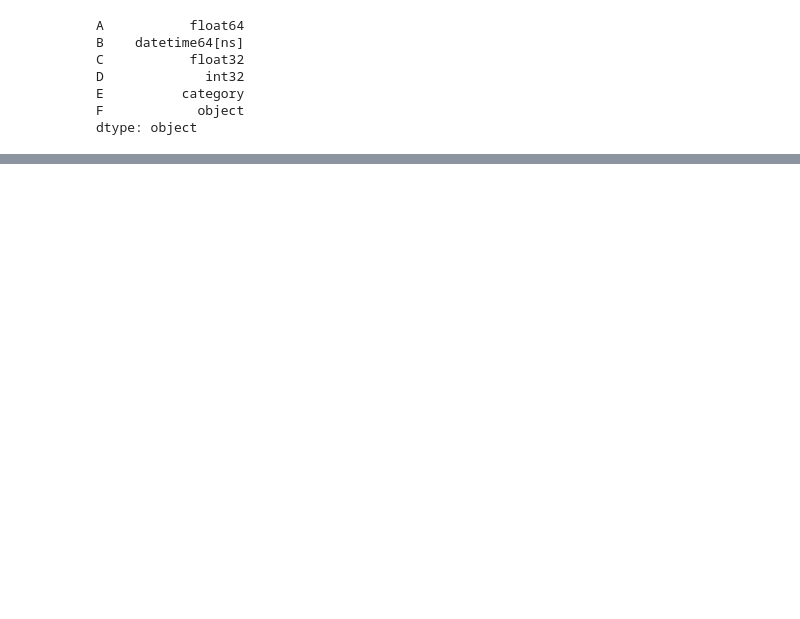
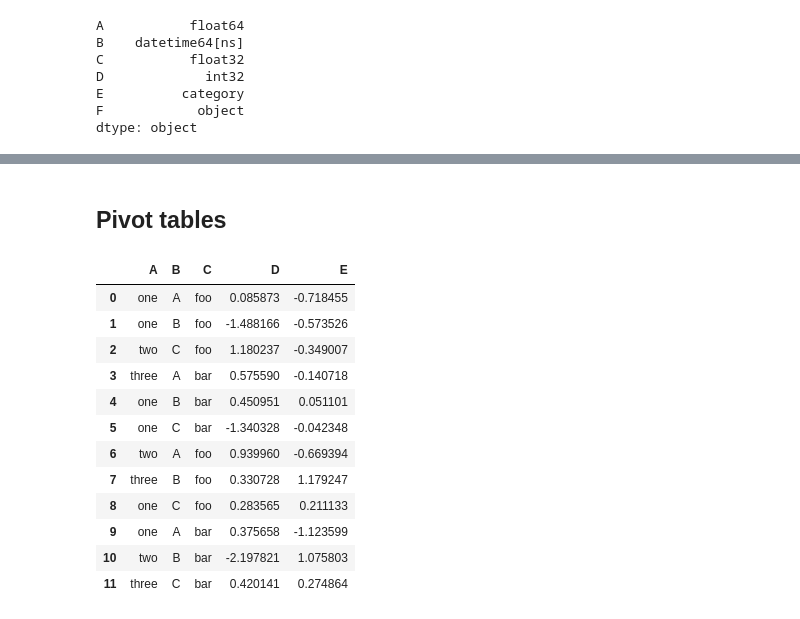
Before and after one commit to Tim-Abwao/learning-pandas, a Jupyter notebook: Going through "10 minutes to pandas".ipynb, the cells around one changed output, grey strips where cells are left out. Cells and saved outputs as stored; diff of their text form; code cells hidden in the pictures; blank space fills up the shorter version.

```diff
--- a/Going through "10 minutes to pandas".ipynb
+++ b/Going through "10 minutes to pandas".ipynb
@@ -97,0 +796,23 @@ dtype: object
+# %% [markdown]
+## Pivot tables
+# %%
+df = pd.DataFrame({'A': ['one', 'one', 'two', 'three'] * 3,
+                   'B': ['A', 'B', 'C'] * 4,
+                   'C': ['foo', 'foo', 'foo', 'bar', 'bar', 'bar'] * 2,
+                   'D': np.random.randn(12),
+                   'E': np.random.randn(12)})
+df
+# %% [output]
+|  | A | B | C | D | E |
+| 0 | one | A | foo | 0.085873 | -0.718455 |
+| 1 | one | B | foo | -1.488166 | -0.573526 |
+| 2 | two | C | foo | 1.180237 | -0.349007 |
+| 3 | three | A | bar | 0.575590 | -0.140718 |
+| 4 | one | B | bar | 0.450951 | 0.051101 |
+| 5 | one | C | bar | -1.340328 | -0.042348 |
+| 6 | two | A | foo | 0.939960 | -0.669394 |
+| 7 | three | B | foo | 0.330728 | 1.179247 |
+| 8 | one | C | foo | 0.283565 | 0.211133 |
+| 9 | one | A | bar | 0.375658 | -1.123599 |
+| 10 | two | B | bar | -2.197821 | 1.075803 |
+| 11 | three | C | bar | 0.420141 | 0.274864 |
```
Also changed, not shown: parts of 140 cells of this notebook.
